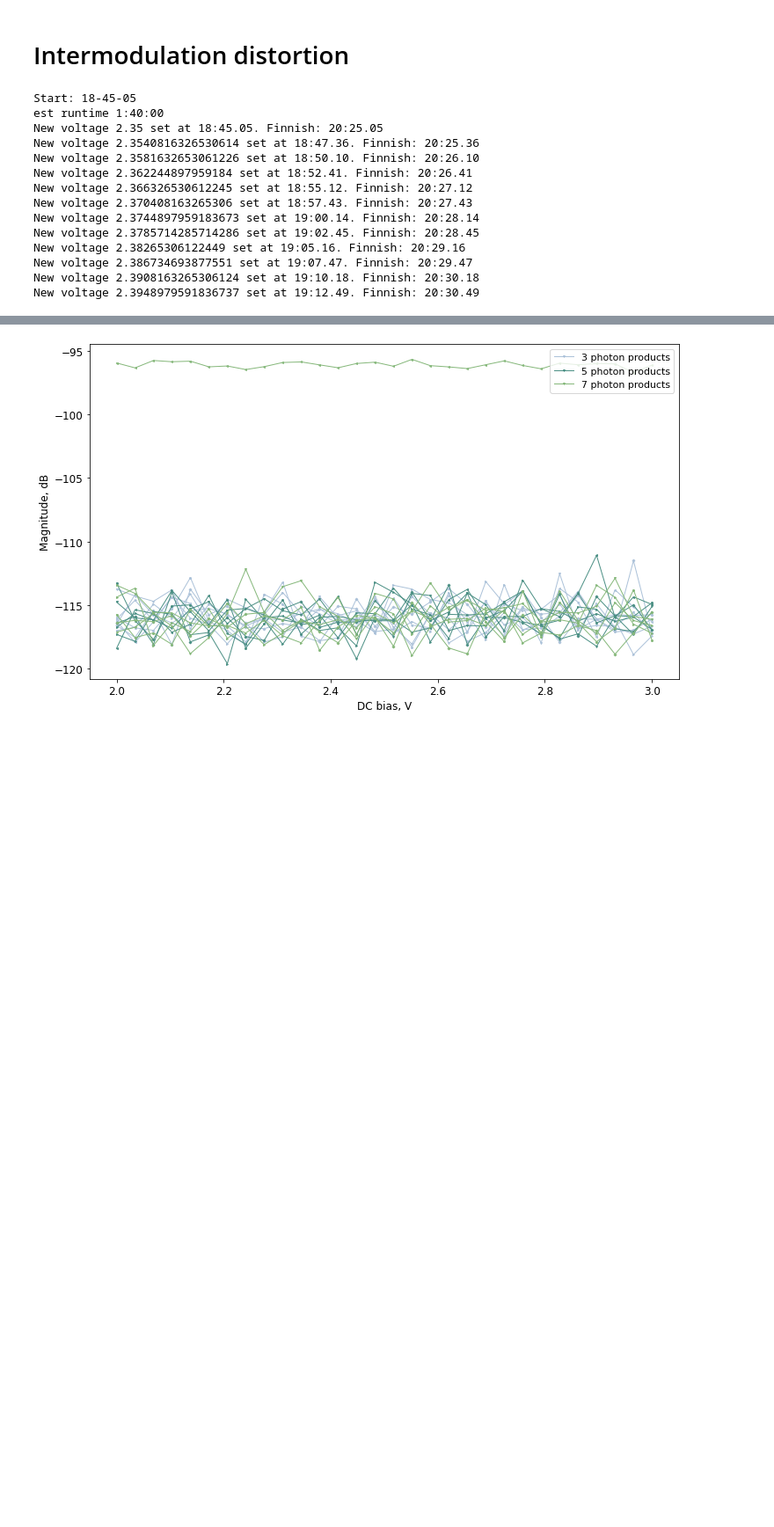
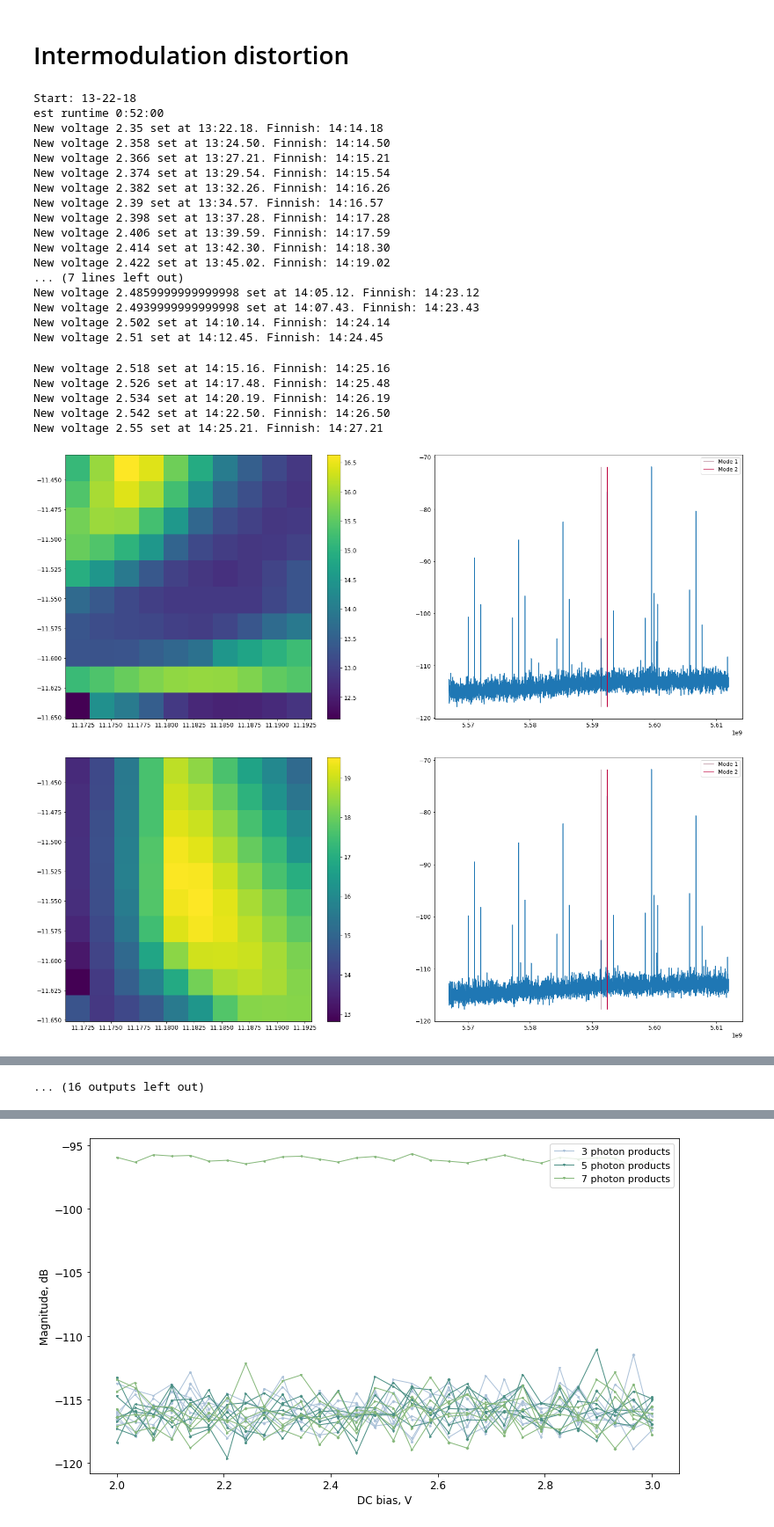
Before and after one commit to NanoYY/ColdMeasurements, a Jupyter notebook: DeMag/Scripts/TWPA calibration/TWPA operating point search.ipynb, the cells around one changed output, grey strips where cells are left out. Shown at 88% size. Drawn from its saved outputs; the diff is of its cells as text; code cells hidden in the pictures; blank space fills up the shorter version.

```diff
--- a/DeMag/Scripts/TWPA calibration/TWPA operating point search.ipynb
+++ b/DeMag/Scripts/TWPA calibration/TWPA operating point search.ipynb
@@ -426,7 +425,7 @@ anapico.set_power(4, mode2_pow)
 anapico.on(4)
 
 
-volts = np.linspace(2.35,2.55,50)
+volts = np.linspace(2.35,2.55,26)
 
 TWPA_data=dict()
 TWPA_data['cent_freq'] = cent_freq
@@ -463,7 +462,7 @@ for i in range(len(volts)):
 #     time.sleep(1)
     now_curr = datetime.now()
     future_date = now_curr + timedelta(seconds=2*60*len(volts[i:]))
-    print('New voltage {} set at {}. Finnish: {}'.format(volts[i], now_curr.strftime(r'%H:%M.%S'),
+    print('New voltage {} set at {}. Finish: {}'.format(volts[i], now_curr.strftime(r'%H:%M.%S'),
                                                                      future_date.strftime(r'%H:%M.%S')))
 
     fig, ax = plt.subplots(1,2,figsize=(25,10))
@@ -477,44 +476,54 @@ for i in range(len(volts)):
     high_power = cent_pow+offset_p
     power_VNA, freq_VNA, gain_VNA = get_FP_sweep(dc_curr=2.40, freq_steps=freq_steps, pow_steps=pow_steps)
     gain[i] = gain_VNA
     TWPA_data['gain'] = gain
     TWPA_data['freq_VNA'] = freq_VNA
     TWPA_data['power_VNA'] = power_VNA
     c = ax[0].pcolor(freq_VNA, power_VNA, gain_VNA, cmap='viridis')
     fig.colorbar(c, ax= ax[0])
 
 
     anapico.on(2)
     anapico.on(4)
     data = sa.get_data()
     spectrum[:,i] = data
     TWPA_data['spectrum'] = spectrum
 
     path = r'C:\Users\Demag\PycharmProjects\ColdMeasurements\DeMag\DATA\CoSi\Open_loop\TWPA'
     experiment_name = 'InterProd_{}-{}-{}_TEST'.format(flux_power, mode1_pow, mode2_pow)
     file_name = path+'\\'+experiment_name+now1.strftime(r'%H-%M-%S')+'.mat'
     savemat(file_name, TWPA_data)
 
 
     ax[1].plot(freq, data)
     ax[1].vlines(mode1, min(data), max(data), '#610023', linewidth=1.0, label = 'Mode 1')
     ax[1].vlines(mode2, min(data), max(data), '#be013c', linewidth=1.0,  label = 'Mode 2')
     ax[1].legend(loc = 1, prop={'size': 11})
     path_to_pic = r'C:\Users\Demag\PycharmProjects\ColdMeasurements\DeMag\DATA\CoSi\Open_loop\TWPA\pictures'
     pic_name = path_to_pic+'\\'+now1.strftime(r'%H-%M-%S')+'{}_data.png'.format(np.round(volts[i],5))
     plt.savefig(pic_name, facecolor='w', edgecolor='w', bbox_inches='tight')
 # %% [output]
-Start: 18-45-05
-est runtime 1:40:00
-New voltage 2.35 set at 18:45.05. Finnish: 20:25.05
-New voltage 2.3540816326530614 set at 18:47.36. Finnish: 20:25.36
-New voltage 2.3581632653061226 set at 18:50.10. Finnish: 20:26.10
-New voltage 2.362244897959184 set at 18:52.41. Finnish: 20:26.41
-New voltage 2.366326530612245 set at 18:55.12. Finnish: 20:27.12
-New voltage 2.370408163265306 set at 18:57.43. Finnish: 20:27.43
-New voltage 2.3744897959183673 set at 19:00.14. Finnish: 20:28.14
-New voltage 2.3785714285714286 set at 19:02.45. Finnish: 20:28.45
-New voltage 2.38265306122449 set at 19:05.16. Finnish: 20:29.16
-New voltage 2.386734693877551 set at 19:07.47. Finnish: 20:29.47
-New voltage 2.3908163265306124 set at 19:10.18. Finnish: 20:30.18
-New voltage 2.3948979591836737 set at 19:12.49. Finnish: 20:30.49
+Start: 13-22-18
+est runtime 0:52:00
+New voltage 2.35 set at 13:22.18. Finnish: 14:14.18
+New voltage 2.358 set at 13:24.50. Finnish: 14:14.50
+New voltage 2.366 set at 13:27.21. Finnish: 14:15.21
+New voltage 2.374 set at 13:29.54. Finnish: 14:15.54
+New voltage 2.382 set at 13:32.26. Finnish: 14:16.26
+New voltage 2.39 set at 13:34.57. Finnish: 14:16.57
+New voltage 2.398 set at 13:37.28. Finnish: 14:17.28
+New voltage 2.406 set at 13:39.59. Finnish: 14:17.59
+New voltage 2.414 set at 13:42.30. Finnish: 14:18.30
+New voltage 2.422 set at 13:45.02. Finnish: 14:19.02
+... (7 lines left out)
+New voltage 2.4859999999999998 set at 14:05.12. Finnish: 14:23.12
+New voltage 2.4939999999999998 set at 14:07.43. Finnish: 14:23.43
+New voltage 2.502 set at 14:10.14. Finnish: 14:24.14
+New voltage 2.51 set at 14:12.45. Finnish: 14:24.45
+New voltage 2.518 set at 14:15.16. Finnish: 14:25.16
+New voltage 2.526 set at 14:17.48. Finnish: 14:25.48
+New voltage 2.534 set at 14:20.19. Finnish: 14:26.19
+New voltage 2.542 set at 14:22.50. Finnish: 14:26.50
+New voltage 2.55 set at 14:25.21. Finnish: 14:27.21
+[figure, added]
+[figure, added]
@@ -521,3 +538,4 @@ New voltage 2.3948979591836737 set at 19:12.49. Finnish: 20:30.49
+... (16 outputs left out)
 # %%
 def find_nearest(array, value):
     array = np.asarray(array)
```
Also changed, not shown: parts of 7 cells of this notebook, 1 other file.
